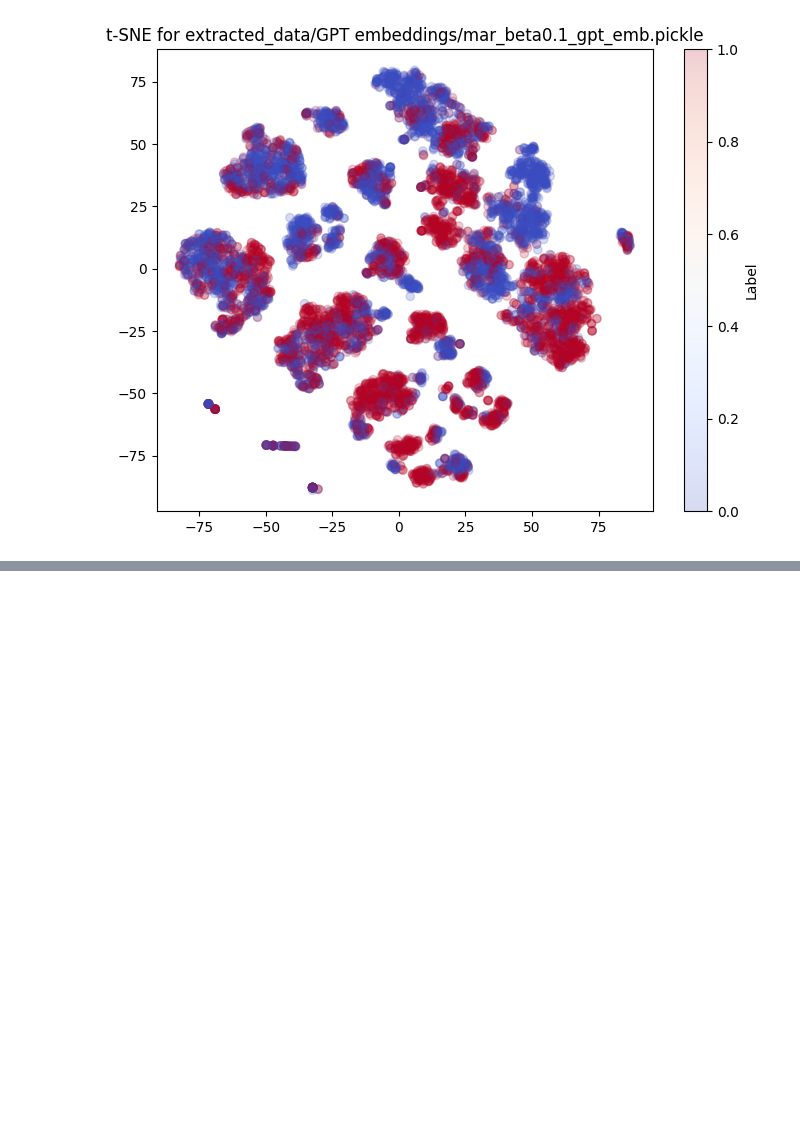
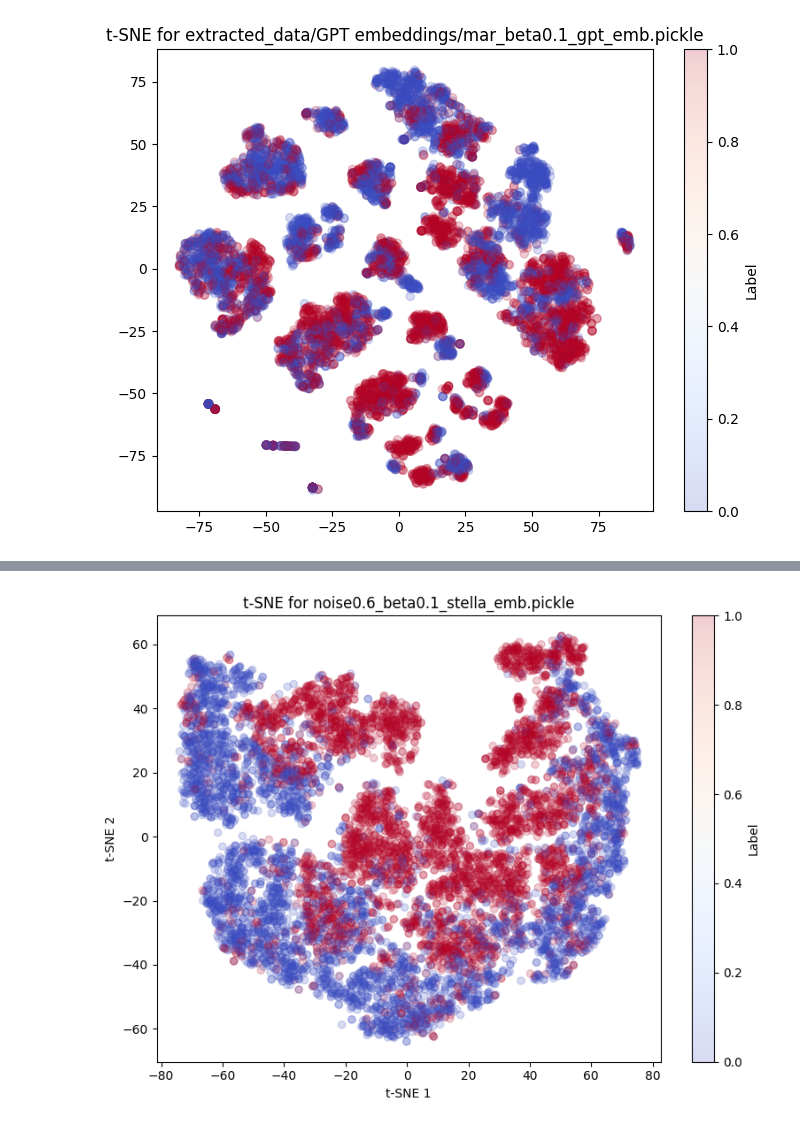
Before and after one commit to jp4147/trend-analysis, a Jupyter notebook: embeddings_clustering.ipynb, the cells around one changed output, grey strips where cells are left out. Cells and saved outputs as stored; diff of their text form; code cells hidden in the pictures; blank space fills up the shorter version.

```diff
--- a/embeddings_clustering.ipynb
+++ b/embeddings_clustering.ipynb
@@ -72,0 +139,4 @@ process_tsne('extracted_data/GPT embeddings/mar_beta0.1_gpt_emb.pickle')
+# %%
+process_stella_tsne("embeddings/noise0.6_beta0.1_stella_emb.pickle")
+# %% [output]
+[figure, added]
```
Also changed, not shown: parts of 4 cells of this notebook, 1 other file.
